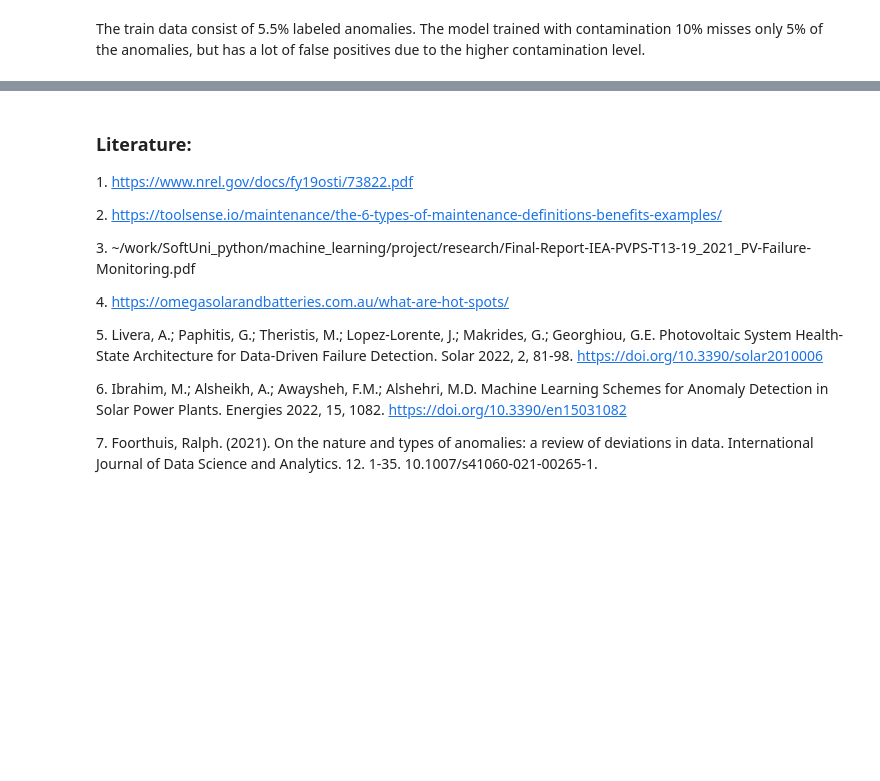
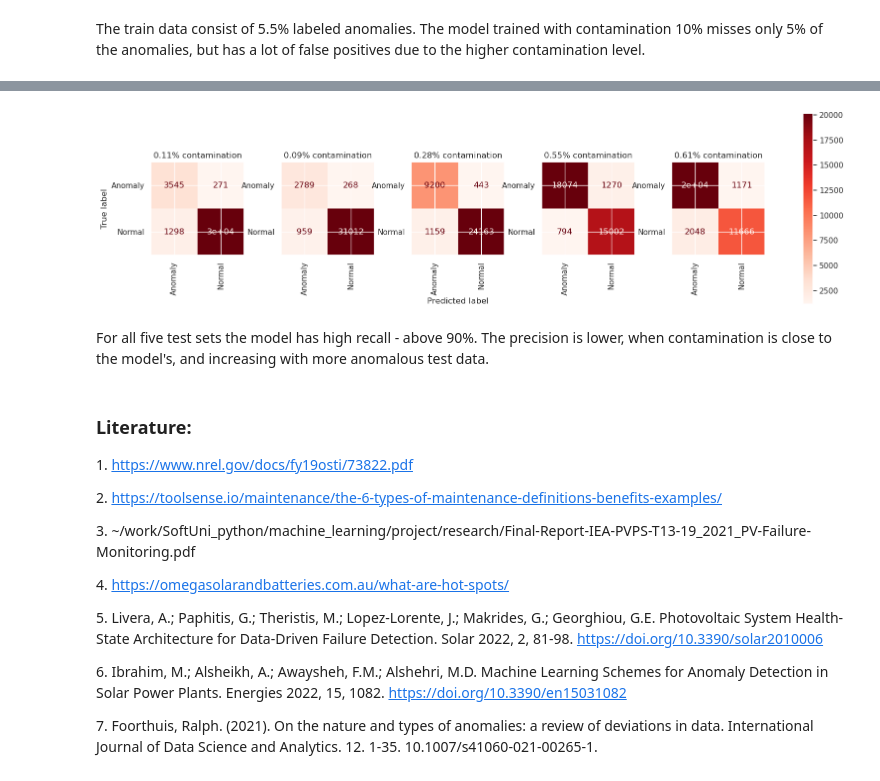
Before and after one commit to Ivelina-Z/Anomaly-detection-in-PV-system, a Jupyter notebook: Anomaly_detection_PV_system.ipynb, the cells around one changed output, grey strips where cells are left out. Saved outputs shown, nothing was run; the diff lists cells and outputs as text; code cells hidden in the pictures; blank space fills up the shorter version.

```diff
--- a/Anomaly_detection_PV_system.ipynb
+++ b/Anomaly_detection_PV_system.ipynb
@@ -507,0 +516,2 @@ The train data consist of 5.5% labeled anomalies. The model trained with contami
+# %%
+test_data_preprocessed = [preprocessing_pipeline.fit_transform(test_data[data]) for data in range(len(test_data))]
@@ -508,3 +546,9 @@ The train data consist of 5.5% labeled anomalies. The model trained with contami
+# %%
+cf.plot_confusion_matrices(conf_matrix, ['Anomaly', 'Normal'], test_data_contamination)
+# %% [output]
+[figure, added]
+# %% [markdown]
+For all five test sets the model has high recall - above 90%. The precision is lower, when contamination is close to the model's, and increasing with more anomalous test data.
 # %% [markdown]
 ### Literature:
 <a id=1></a> 1. https://www.nrel.gov/docs/fy19osti/73822.pdf
```
Also changed, not shown: parts of 10 cells of this notebook.
